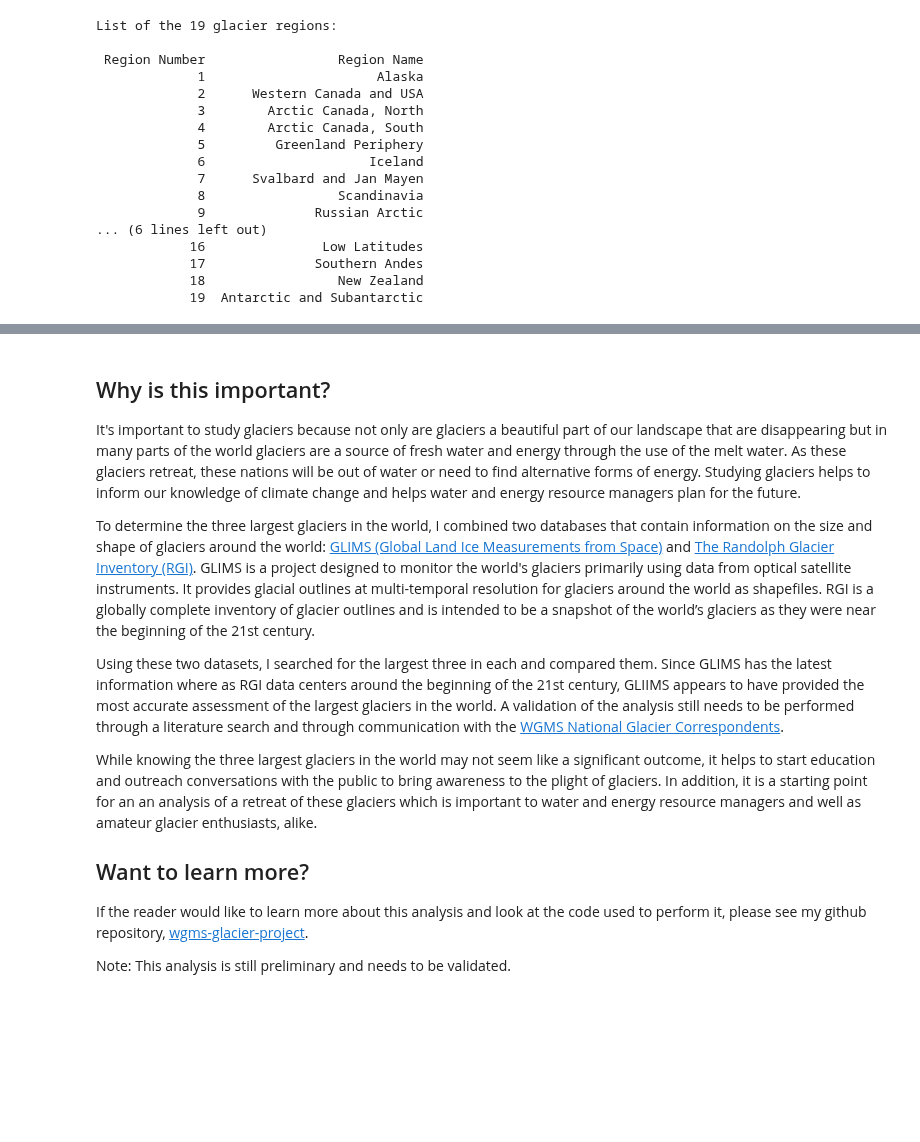
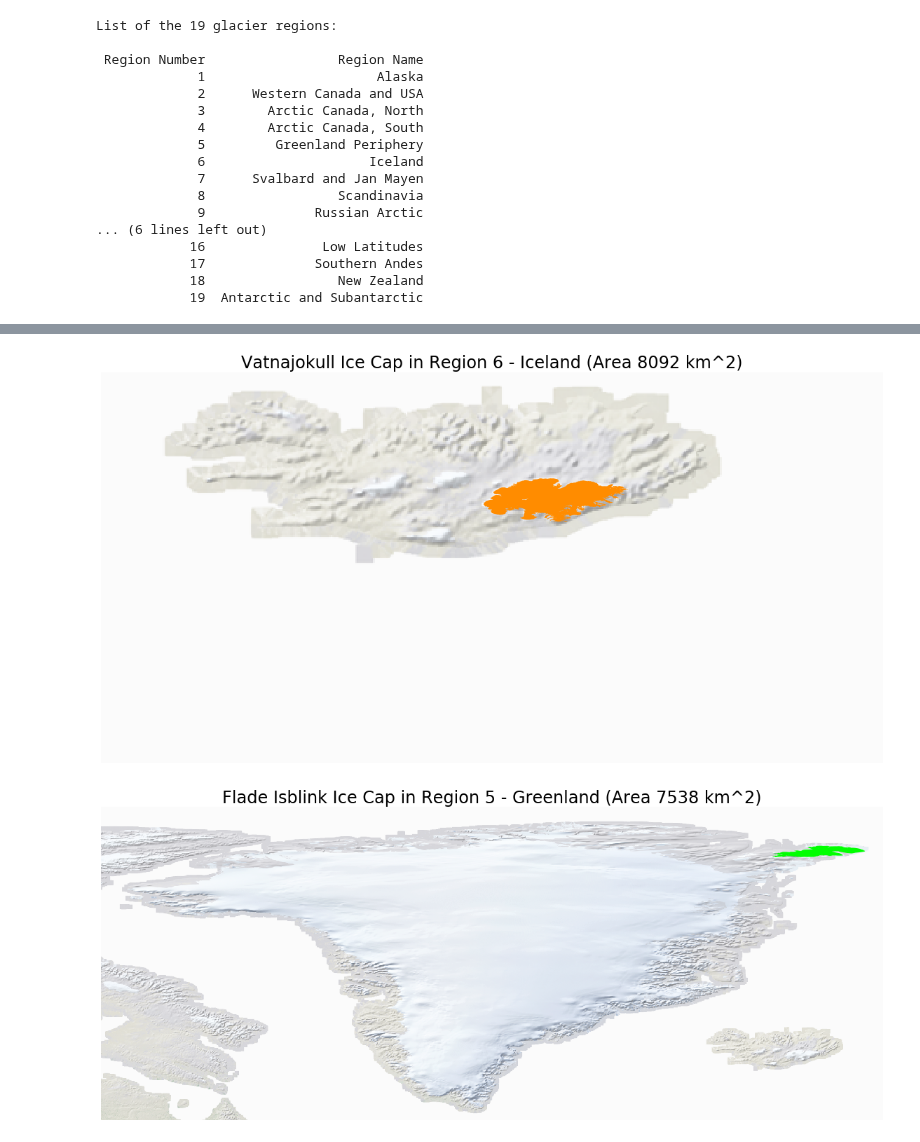
Before and after one commit to windnage/wgms-glacier-project, a Jupyter notebook: presentations/largest-glaciers-blog-post.ipynb, the cells around one changed output, grey strips where cells are left out. Cells and saved outputs as stored; diff of their text form; code cells hidden in the pictures; blank space fills up the shorter version.

```diff
--- a/presentations/largest-glaciers-blog-post.ipynb
+++ b/presentations/largest-glaciers-blog-post.ipynb
@@ -133,15 +100,60 @@ ax3.set_axis_off()
-# %% [markdown]
-## Why is this important?
-It's important to study glaciers because not only are glaciers a beautiful part of our landscape that are disappearing but in many parts of the world glaciers are a source of fresh water and energy through the use of the melt water. As these glaciers retreat, these nations will be out of water or need to find alternative forms of energy. Studying glaciers helps to inform our knowledge of climate change and helps water and energy resource managers plan for the future.
-
-To determine the three largest glaciers in the world, I combined two databases that contain information on the size and shape of glaciers around the world: [GLIMS (Global Land Ice Measurements from Space)](https://www.glims.org/) and [The Randolph Glacier Inventory (RGI)](https://www.glims.org/RGI/). GLIMS is a project designed to monitor the world's glaciers primarily using data from optical satellite instruments. It provides glacial outlines at multi-temporal resolution for glaciers around the world as shapefiles. RGI is a globally complete inventory of glacier outlines and is intended to be a snapshot of the world’s glaciers as they were near the beginning of the 21st century.
-
-Using these two datasets, I searched for the largest three in each and compared them. Since GLIMS has the latest information where as RGI data centers around the beginning of the 21st century, GLIIMS appears to have provided the most accurate assessment of the largest glaciers in the world. A validation of the analysis still needs to be performed through a literature search and through communication with the [WGMS National Glacier Correspondents](https://wgms.ch/contact_ncs/).
-
-While knowing the three largest glaciers in the world may not seem like a significant outcome, it helps to start education and outreach conversations with the public to bring awareness to the plight of glaciers. In addition, it is a starting point for an an analysis of a retreat of these glaciers which is important to water and energy resource managers and well as amateur glacier enthusiasts, alike.
-
-## Want to learn more?
-
-If the reader would like to learn more about this analysis and look at the code used to perform it, please see my github repository, [wgms-glacier-project](https://github.com/windnage/wgms-glacier-project).
-
-Note: This analysis is still preliminary and needs to be validated.
+# %%
+# Largest glacier is in Region 6
+r6_largest = ws.find_glacier_clean_glims("G343222E64409N", 6)
+r6_largest.reset_index(inplace=True)
+
+# Second largest glacier is in Region 5
+r5_largest = ws.find_glacier_clean_glims("G344790E81287N", 5)
+r5_largest.reset_index(inplace=True)
+# Change the name of the glacier from None to Unnamed for nicer display in plot
+r5_largest.replace({'glac_name': 'None'}, 'Unnamed', inplace=True)
+
+# Third largest glacier is in Region 19
+r19_largest = ws.find_glacier_clean_glims("G294015E69537S", 19)
+r19_largest.reset_index(inplace=True)
+# %%
+# Open natural earth basemap TIF file
+ne_fp = 'data/natural-earth/NE1_50m_SR/NE1_50M_SR.tif'
+with rio.open(ne_fp) as ne_src:
+    # Convert / read the data into a numpy array:
+    ne_raster = ne_src.read()
+    ne_src_extent = plotting_extent(ne_src)
+    bounds = ne_src.bounds
+# %%
+# Set up plot space
+fig, ax = plt.subplots(figsize=(20, 20))
+minx, miny, maxx, maxy = glacier_regions.loc[5:5].total_bounds
+ax.set_xlim(minx, maxx)
+ax.set_ylim(miny, maxy)
+
+# Plot natural earth basemap for Region 1
+es.plot_rgb(ne_raster,
+            rgb=[0, 1, 2],
+            extent=ne_src_extent,
+            ax=ax)
+
+# Plot 1st largest and the title and legend
+r6_largest.plot(ax=ax, color="darkorange")
+ax.set_title('Vatnajokull Ice Cap in Region 6 - Iceland (Area 8092 km^2)', fontsize=24)
+ax.set_axis_off()
+# %% [output]
+[figure, added]
+# %%
+# Set up plot space
+fig, ax = plt.subplots(figsize=(20, 20))
+minx, miny, maxx, maxy = glacier_regions.loc[4:4].total_bounds
+ax.set_xlim(minx, maxx)
+ax.set_ylim(miny, maxy)
+
+# Plot natural earth basemap for Region 1
+es.plot_rgb(ne_raster,
+            rgb=[0, 1, 2],
+            extent=ne_src_extent,
+            ax=ax)
+
+# Plot 2nd largest and the title and legend
+r5_largest.plot(ax=ax, color="lime")
+ax.set_title('Flade Isblink Ice Cap in Region 5 - Greenland (Area 7538 km^2)', fontsize=24)
+ax.set_axis_off()
+# %% [output]
+[figure, added]
```
Also changed, not shown: parts of 11 cells of this notebook, 1 other file.
